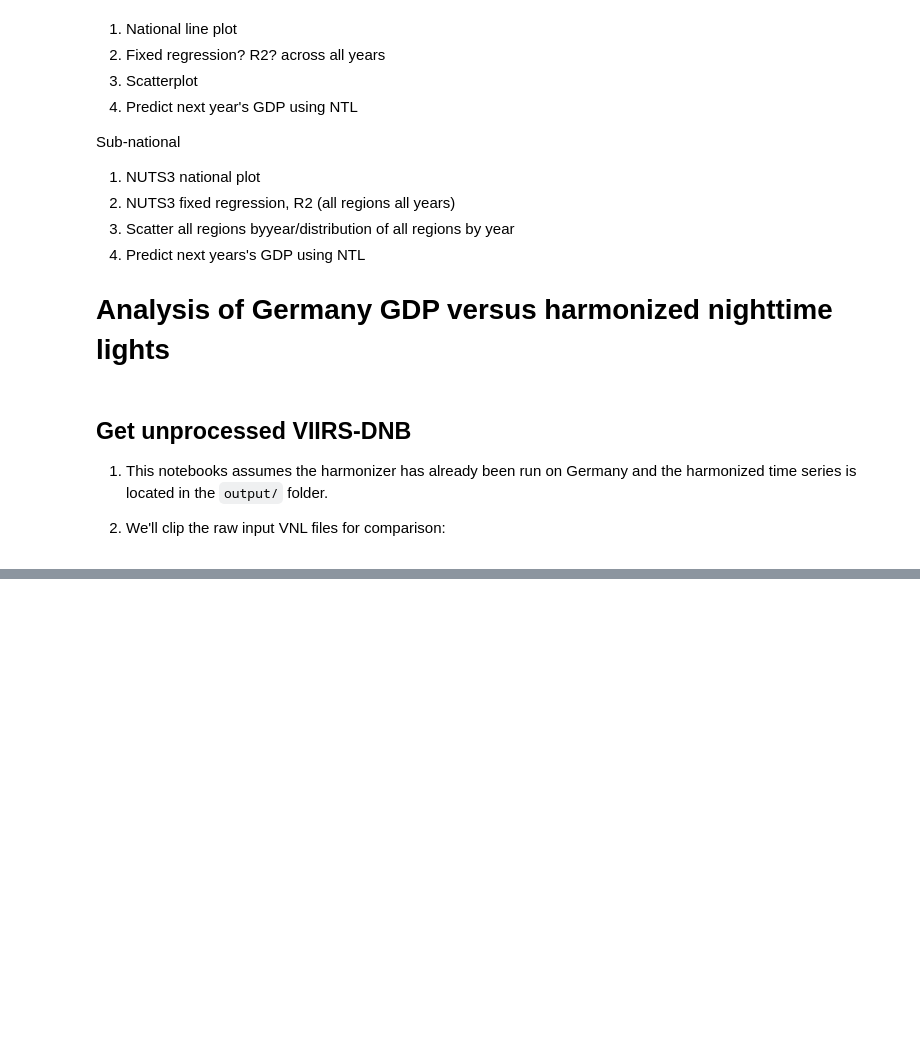
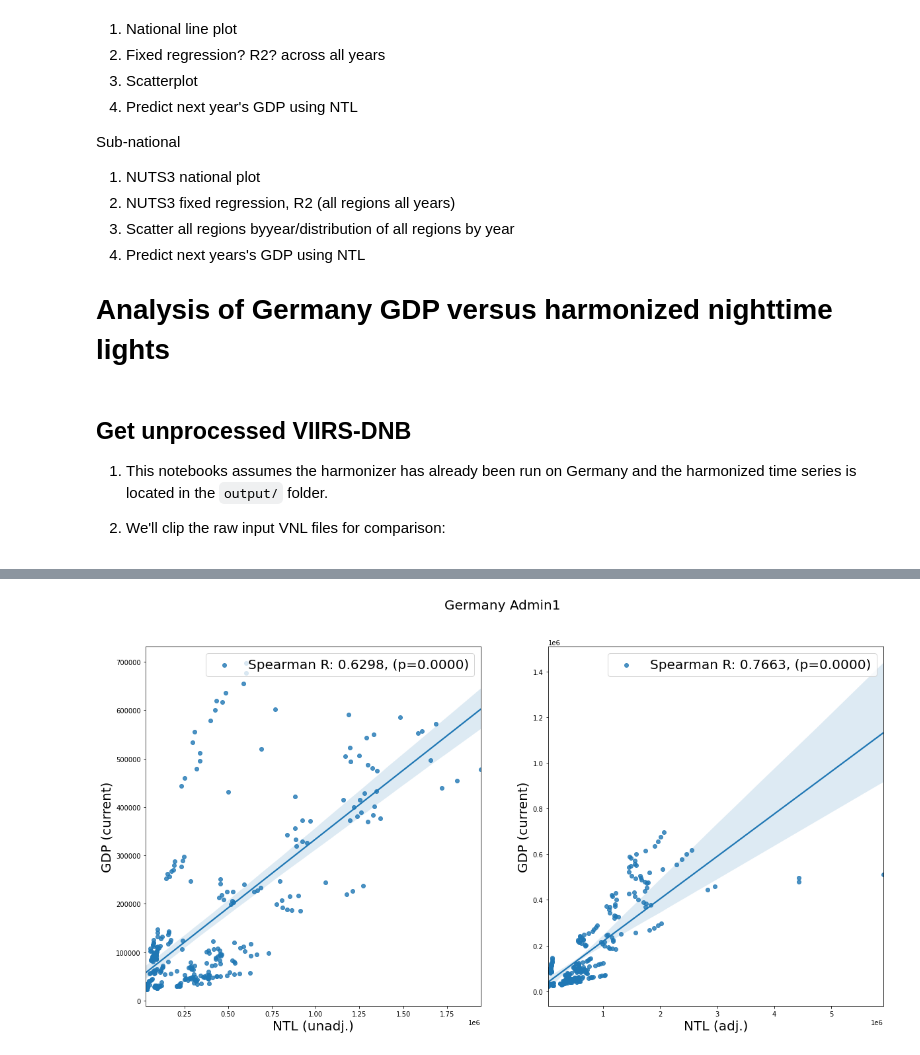
Before and after one commit to worldbank/NTL_Harmonizer, a Jupyter notebook: notebooks/EU_NUTS3_GDP_vs_NTL_analysis.ipynb, the cells around one changed output, grey strips where cells are left out. Saved outputs shown, nothing was run; the diff lists cells and outputs as text; code cells hidden in the pictures; blank space fills up the shorter version.

```diff
--- a/notebooks/EU_NUTS3_GDP_vs_NTL_analysis.ipynb
+++ b/notebooks/EU_NUTS3_GDP_vs_NTL_analysis.ipynb
@@ -101,0 +171,4 @@ all_scatter([de_gdp, it_gdp, es_gdp], "unadj_sol", "adj_sol", ["Germany", "Italy
+# %%
+all_scatter_admin([de1_gdp], "unadj_sol", "adj_sol", ["Germany Admin1", ], gdpcol="GDP")
+# %% [output]
+[figure, added]
```
Also changed, not shown: parts of 11 cells of this notebook, 4 other files.
